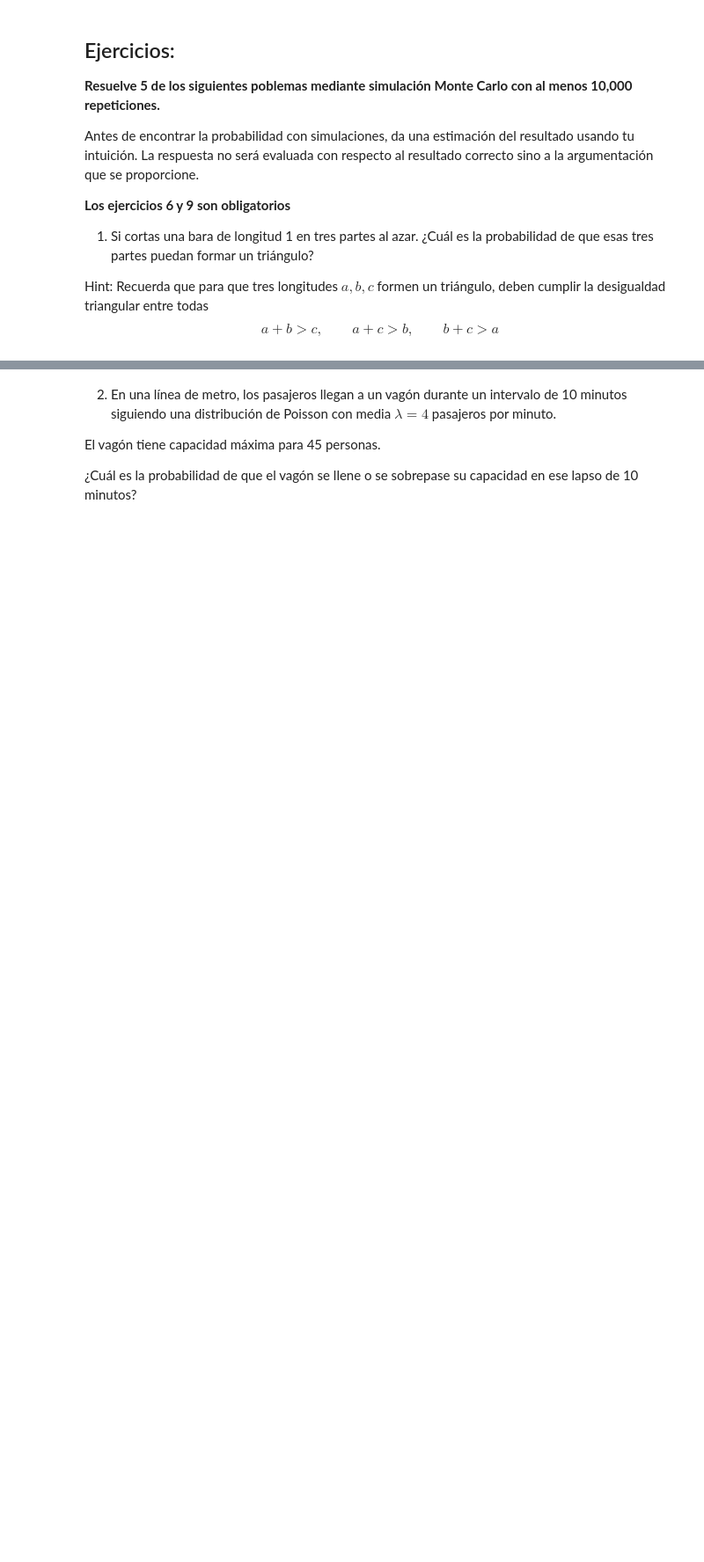
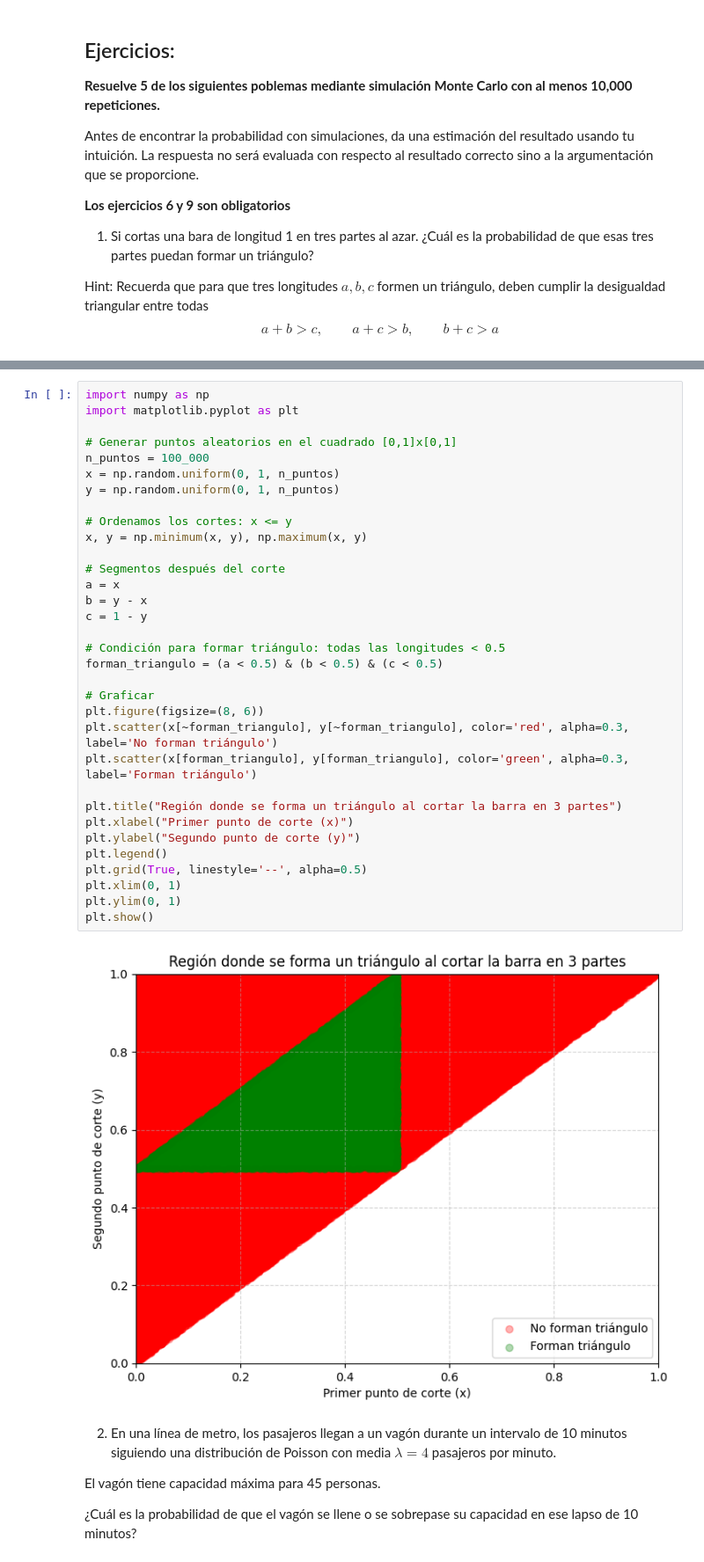
Before and after one commit to Programacion-Avanzada-UP/programacion-avanzada-up-2025-2-variables-aleatorias-Variables-Aleatorias, a Jupyter notebook: practica.ipynb, the cells around one changed output, grey strips where cells are left out. Shown at 88% size. Saved outputs shown, nothing was run; the diff lists cells and outputs as text; blank space fills up the shorter version.

```diff
--- a/practica.ipynb
+++ b/practica.ipynb
@@ -289,3 +318,38 @@ $$
+# %%
+import numpy as np
+import matplotlib.pyplot as plt
+
+# Generar puntos aleatorios en el cuadrado [0,1]x[0,1]
+n_puntos = 100_000
+x = np.random.uniform(0, 1, n_puntos)
+y = np.random.uniform(0, 1, n_puntos)
+
+# Ordenamos los cortes: x <= y
+x, y = np.minimum(x, y), np.maximum(x, y)
+
+# Segmentos después del corte
+a = x
+b = y - x
+c = 1 - y
+
+# Condición para formar triángulo: todas las longitudes < 0.5
+forman_triangulo = (a < 0.5) & (b < 0.5) & (c < 0.5)
+
+# Graficar
+plt.figure(figsize=(8, 6))
+plt.scatter(x[~forman_triangulo], y[~forman_triangulo], color='red', alpha=0.3, label='No forman triángulo')
+plt.scatter(x[forman_triangulo], y[forman_triangulo], color='green', alpha=0.3, label='Forman triángulo')
+
+plt.title("Región donde se forma un triángulo al cortar la barra en 3 partes")
+plt.xlabel("Primer punto de corte (x)")
+plt.ylabel("Segundo punto de corte (y)")
+plt.legend()
+plt.grid(True, linestyle='--', alpha=0.5)
+plt.xlim(0, 1)
+plt.ylim(0, 1)
+plt.show()
+# %% [output]
+[figure, added]
 # %% [markdown]
 2. En una línea de metro, los pasajeros llegan a un vagón durante un intervalo de 10 minutos siguiendo una distribución de Poisson con media $λ=4$ pasajeros por minuto.
 
```
Also changed, not shown: parts of 14 cells of this notebook.
